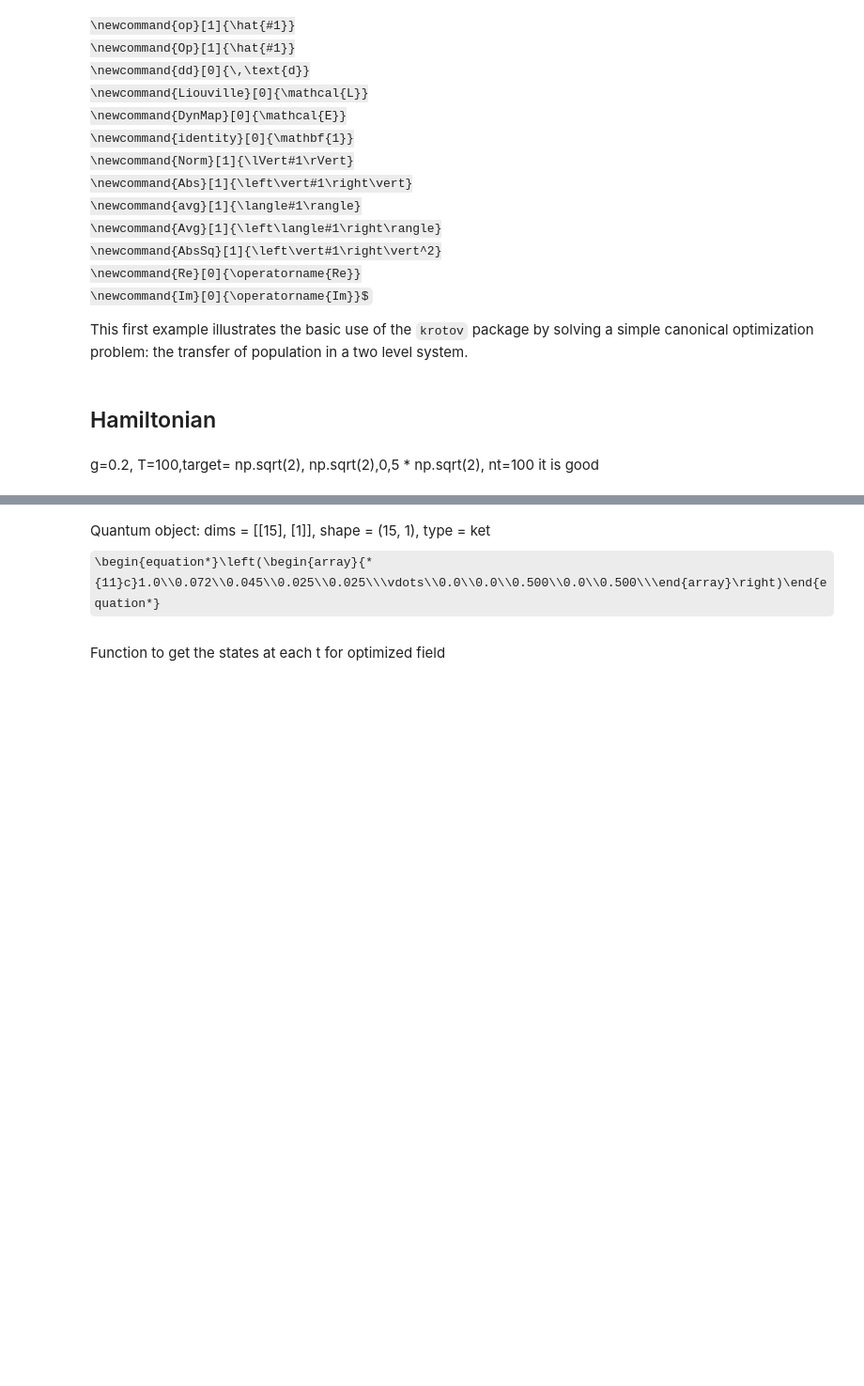
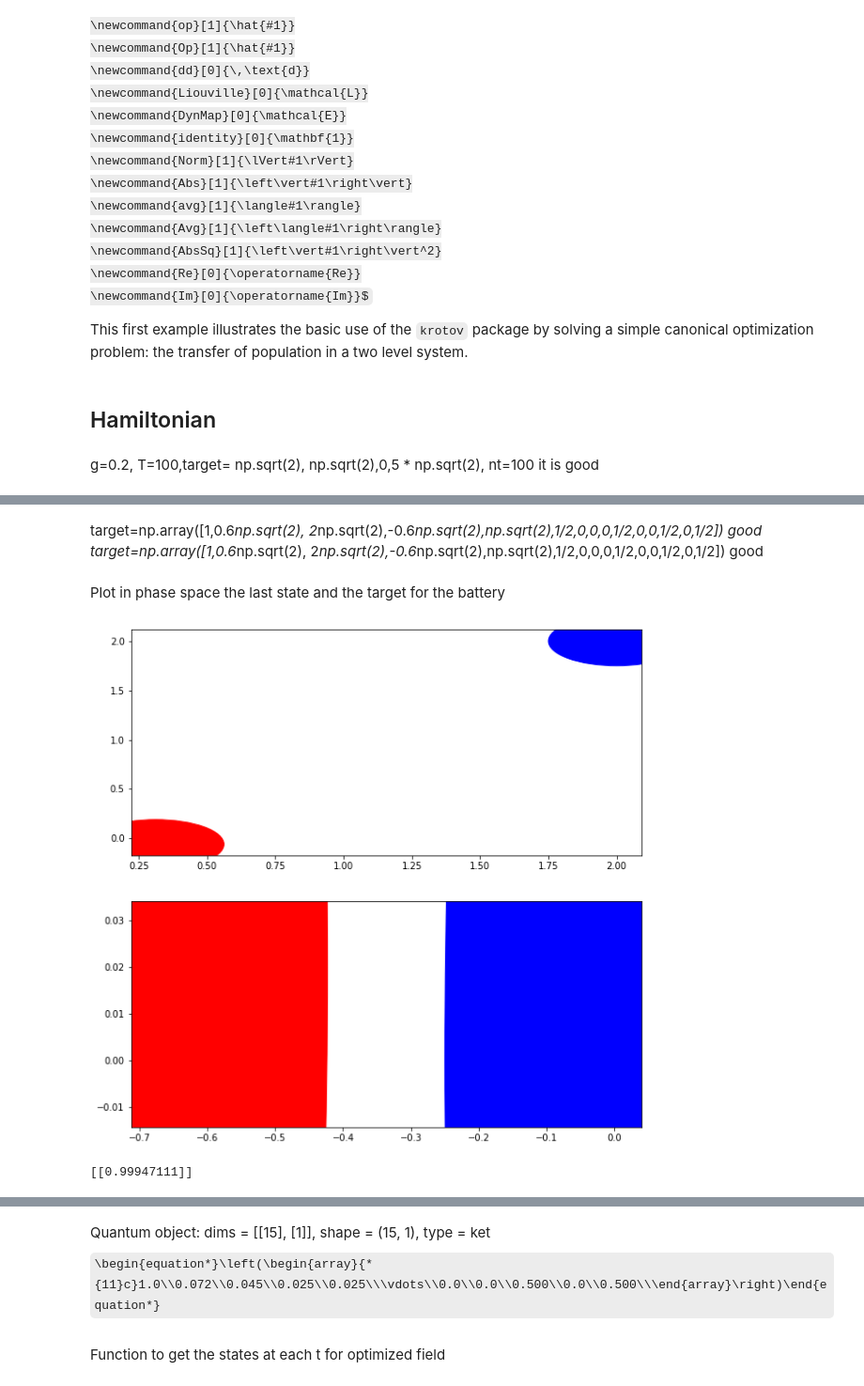
Before and after one commit to gsuarezr/krotov, a Jupyter notebook: Gaussian.ipynb, the cells around one changed output, grey strips where cells are left out. Shown: that part at 94% size. Saved outputs shown, nothing was run; the diff lists cells and outputs as text; code cells hidden in the pictures; some formulas as TeX source; blank space fills up the shorter version.

```diff
--- a/Gaussian.ipynb
+++ b/Gaussian.ipynb
@@ -497,0 +210,44 @@ WARNING:matplotlib.legend:No handles with labels found to put in legend.
+# %% [markdown]
+target=np.array([1,0.6*np.sqrt(2), 2*np.sqrt(2),-0.6*np.sqrt(2),np.sqrt(2),1/2,0,0,0,1/2,0,0,1/2,0,1/2]) good
+target=np.array([1,0.6*np.sqrt(2), 2*np.sqrt(2),-0.6*np.sqrt(2),np.sqrt(2),1/2,0,0,0,1/2,0,0,1/2,0,1/2]) good
+# %% [markdown]
+Plot in phase space the last state and the target for the battery
+# %%
+psi=opt_result.states[0]
+circle1=plt.Circle((1/np.sqrt(2)*np.real(psi[nt-1][2]), 1/np.sqrt(2)*np.real(psi[nt-1][4])), 0.25, color='r')
+circle2=plt.Circle((1/np.sqrt(2)*target[2], 1/np.sqrt(2)*target[4]), 0.25, color='b')
+
+fig, ax = plt.subplots(2,figsize=(10,10))
+
+x=[1/np.sqrt(2)*np.real(psi[nt-1][2]),1/np.sqrt(2)*target[2]]
+y=[1/np.sqrt(2)*np.real(psi[nt-1][4]),1/np.sqrt(2)*target[4]]
+
+overlap1=np.exp(-np.abs(1/np.sqrt(2)*target[2]+1j*1/np.sqrt(2)*target[4]-(1/np.sqrt(2)*np.real(psi[nt-1][2])+1j*1/np.sqrt(2)*np.real(psi[nt-1][4])))**2)
+
+ax[0].scatter(x,y)
+ax[0].add_patch(circle1)
+ax[0].add_patch(circle2)
+#ax[0].set_ylim([-0.4, 0.3])
+#ax[0].set_xlim([0.6, 2.3])
+
+
+x=[1/np.sqrt(2)*np.real(psi[nt-1][1]),1/np.sqrt(2)*target[1]]
+y=[1/np.sqrt(2)*np.real(psi[nt-1][3]),1/np.sqrt(2)*target[3]]
+
+
+overlap2=np.exp(-np.abs(1/np.sqrt(2)*target[1]+1j*1/np.sqrt(2)*target[3]-(1/np.sqrt(2)*np.real(psi[nt-1][1])+1j*1/np.sqrt(2)*np.real(psi[nt-1][3])))**2)
+
+circle3=plt.Circle((1/np.sqrt(2)*np.real(psi[nt-1][1]), 1/np.sqrt(2)*np.real(psi[nt-1][3])), 0.25, color='r')
+circle4=plt.Circle((1/np.sqrt(2)*target[1], 1/np.sqrt(2)*target[3]), 0.25, color='b')
+
+ax[1].scatter(x,y)
+ax[1].add_patch(circle3)
+ax[1].add_patch(circle4)
+#ax[1].set_ylim([-1, 1])
+#ax[1].set_xlim([-1, 1])
+
+plt.show()
+print(1-overlap1*overlap2)
+# %% [output]
+[figure, added]
+[[0.99947111]]
```
Also changed, not shown: parts of 9 cells of this notebook, 2 other files.
